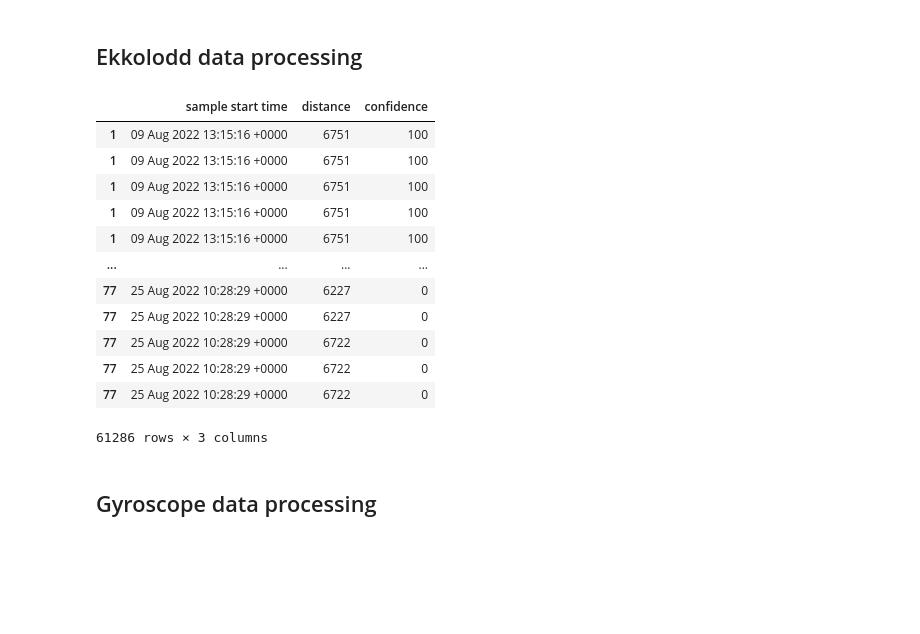
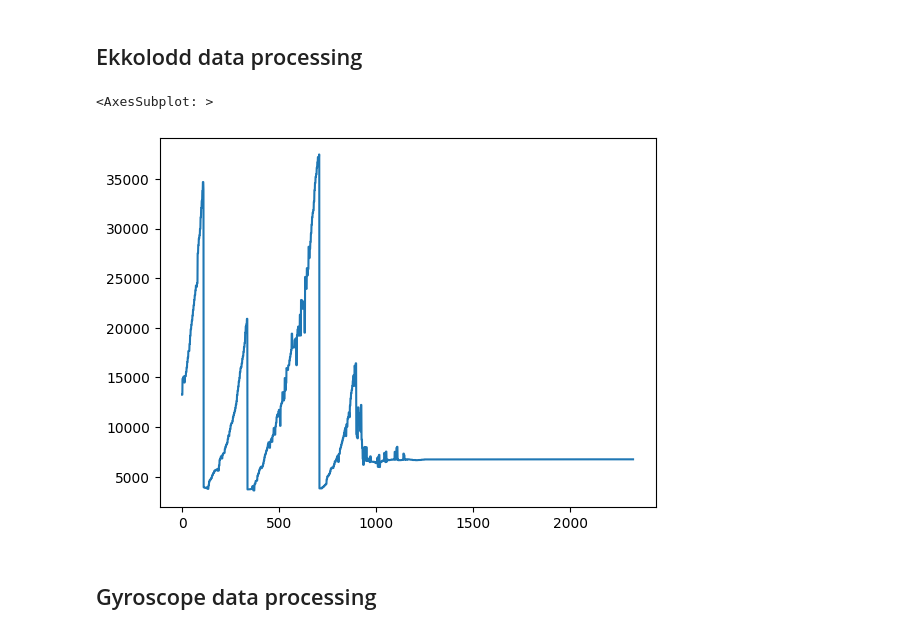
Before and after one commit to AdamSioud/Start-NTNU-Hackathon-2022, a Jupyter notebook: data-processing/data_processing.ipynb, the cells around one changed output. Saved outputs shown, nothing was run; the diff lists cells and outputs as text; code cells hidden in the pictures; blank space fills up the shorter version.

```diff
--- a/data-processing/data_processing.ipynb
+++ b/data-processing/data_processing.ipynb
@@ -36,22 +36,15 @@ ekkolodd_df['sample start time'] = ekkolodd_df['sample start time'].fillna(ekkol
 # %%
 # save to csv file
 ekkolodd_df.to_csv('data/ekkolodd.csv', index=False)
-# %%
-ekkolodd_df
-# %% [output]
-|  | sample start time | distance | confidence |
-| 1 | 09 Aug 2022 13:15:16 +0000 | 6751 | 100 |
-| 1 | 09 Aug 2022 13:15:16 +0000 | 6751 | 100 |
-| 1 | 09 Aug 2022 13:15:16 +0000 | 6751 | 100 |
-| 1 | 09 Aug 2022 13:15:16 +0000 | 6751 | 100 |
-| 1 | 09 Aug 2022 13:15:16 +0000 | 6751 | 100 |
-| ... | ... | ... | ... |
-| 77 | 25 Aug 2022 10:28:29 +0000 | 6227 | 0 |
-| 77 | 25 Aug 2022 10:28:29 +0000 | 6227 | 0 |
-| 77 | 25 Aug 2022 10:28:29 +0000 | 6722 | 0 |
-| 77 | 25 Aug 2022 10:28:29 +0000 | 6722 | 0 |
-| 77 | 25 Aug 2022 10:28:29 +0000 | 6722 | 0 |
-61286 rows × 3 columns
+# %%
+small_ekkolodd_df = ekkolodd_df.loc[ekkolodd_df['sample start time'] == ' 09 Aug 2022 13:37:37 +0000 ']
+# %%
+small_ekkolodd_df = small_ekkolodd_df.reset_index(drop=True)
+# %%
+small_ekkolodd_df['distance'].plot()
+# %% [output]
+<AxesSubplot: >
+[figure, added]
 # %% [markdown]
 ## Gyroscope data processing
 # %%
```
Also changed, not shown: 3 other files.
